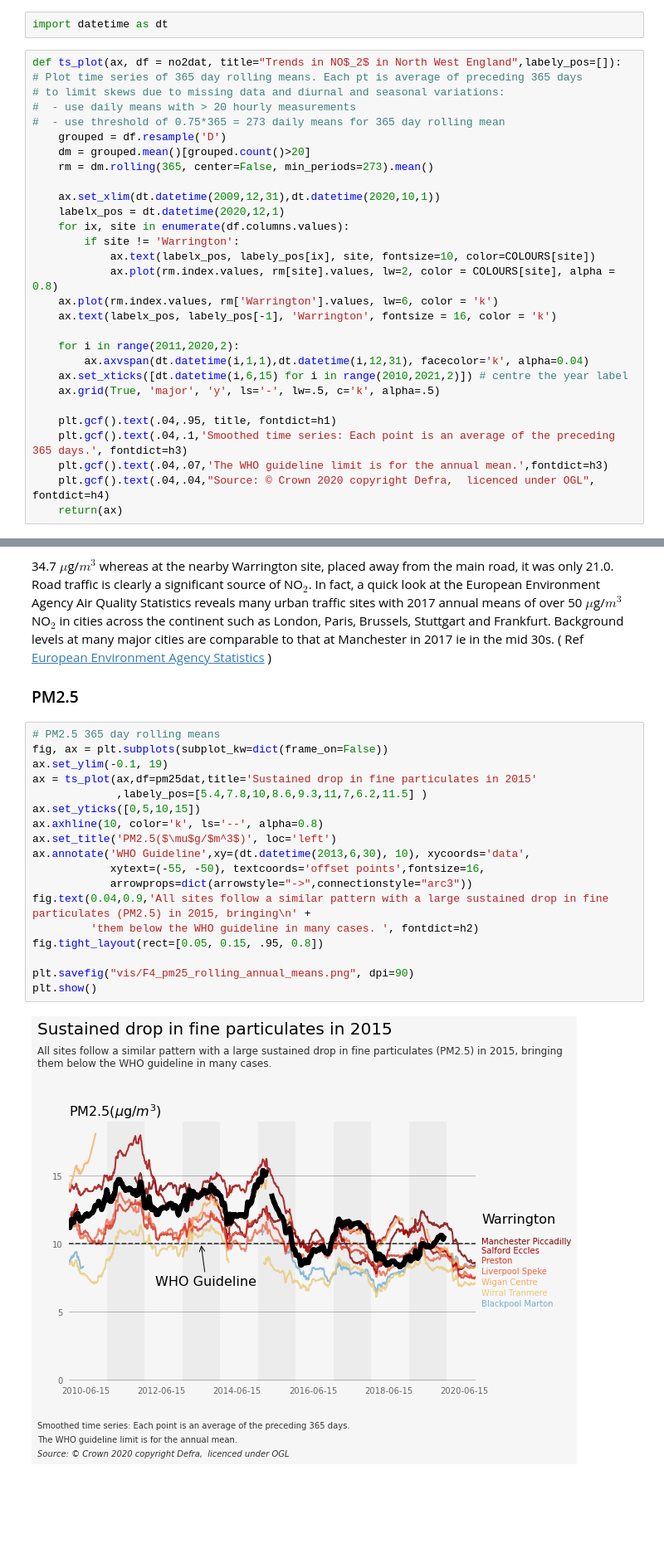
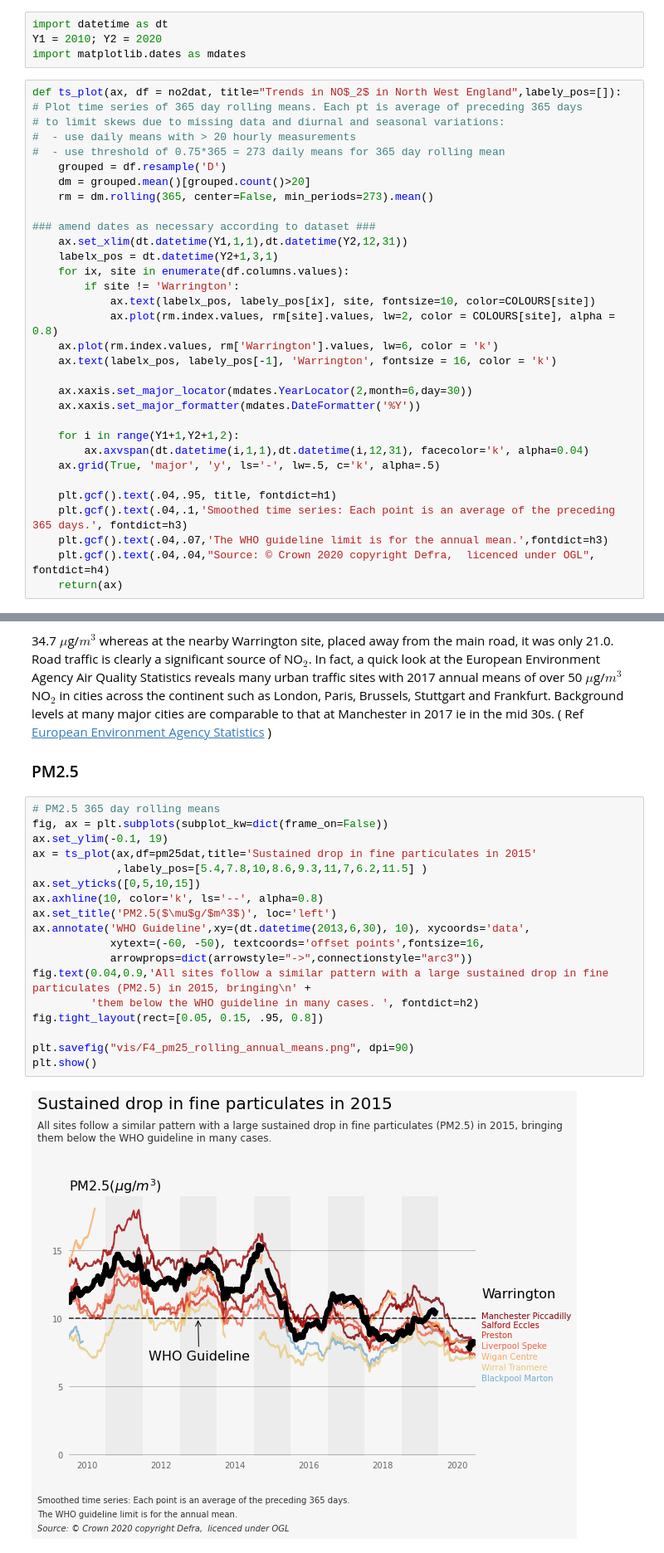
Before and after one commit to wriggy/air-datavis, a Jupyter notebook: A2_WAR_AQ.ipynb, the cells around one changed output, grey strips where cells are left out. Shown at 83% size. Cells and saved outputs as stored; diff of their text form; blank space fills up the shorter version.

```diff
--- a/A2_WAR_AQ.ipynb
+++ b/A2_WAR_AQ.ipynb
@@ -209,6 +213,8 @@ There are strong seasonal variations in air pollution levels so smoothed time se
 ### NO$_2$
 # %%
 import datetime as dt
+Y1 = 2010; Y2 = 2020
+import matplotlib.dates as mdates
 # %%
 def ts_plot(ax, df = no2dat, title="Trends in NO$_2$ in North West England",labely_pos=[]):
 # Plot time series of 365 day rolling means. Each pt is average of preceding 365 days
@@ -219,8 +225,9 @@ def ts_plot(ax, df = no2dat, title="Trends in NO$_2$ in North West England",labe
     dm = grouped.mean()[grouped.count()>20]
     rm = dm.rolling(365, center=False, min_periods=273).mean()
 
-    ax.set_xlim(dt.datetime(2009,12,31),dt.datetime(2020,10,1))
-    labelx_pos = dt.datetime(2020,12,1)
+### amend dates as necessary according to dataset ###
+    ax.set_xlim(dt.datetime(Y1,1,1),dt.datetime(Y2,12,31))
+    labelx_pos = dt.datetime(Y2+1,3,1)
     for ix, site in enumerate(df.columns.values):
         if site != 'Warrington':
             ax.text(labelx_pos, labely_pos[ix], site, fontsize=10, color=COLOURS[site])
@@ -228,9 +235,11 @@ def ts_plot(ax, df = no2dat, title="Trends in NO$_2$ in North West England",labe
     ax.plot(rm.index.values, rm['Warrington'].values, lw=6, color = 'k')
     ax.text(labelx_pos, labely_pos[-1], 'Warrington', fontsize = 16, color = 'k')
 
-    for i in range(2011,2020,2):
+    ax.xaxis.set_major_locator(mdates.YearLocator(2,month=6,day=30))
+    ax.xaxis.set_major_formatter(mdates.DateFormatter('%Y'))
+
+    for i in range(Y1+1,Y2+1,2):
         ax.axvspan(dt.datetime(i,1,1),dt.datetime(i,12,31), facecolor='k', alpha=0.04)
-    ax.set_xticks([dt.datetime(i,6,15) for i in range(2010,2021,2)]) # centre the year label
     ax.grid(True, 'major', 'y', ls='-', lw=.5, c='k', alpha=.5)
 
     plt.gcf().text(.04,.95, title, fontdict=h1)
@@ -267,23 +276,23 @@ Only the Manchester and Salford sites have breached the WHO guideline for annual
 # %%
 # PM2.5 365 day rolling means
 fig, ax = plt.subplots(subplot_kw=dict(frame_on=False))
 ax.set_ylim(-0.1, 19)
 ax = ts_plot(ax,df=pm25dat,title='Sustained drop in fine particulates in 2015'
              ,labely_pos=[5.4,7.8,10,8.6,9.3,11,7,6.2,11.5] )
 ax.set_yticks([0,5,10,15])
 ax.axhline(10, color='k', ls='--', alpha=0.8)
 ax.set_title('PM2.5($\mu$g/$m^3$)', loc='left')
 ax.annotate('WHO Guideline',xy=(dt.datetime(2013,6,30), 10), xycoords='data',
-            xytext=(-55, -50), textcoords='offset points',fontsize=16,
+            xytext=(-60, -50), textcoords='offset points',fontsize=16,
             arrowprops=dict(arrowstyle="->",connectionstyle="arc3"))
 fig.text(0.04,0.9,'All sites follow a similar pattern with a large sustained drop in fine particulates (PM2.5) in 2015, bringing\n' +
          'them below the WHO guideline in many cases. ', fontdict=h2)
 fig.tight_layout(rect=[0.05, 0.15, .95, 0.8])
 
 plt.savefig("vis/F4_pm25_rolling_annual_means.png", dpi=90)
 plt.show()
 # %% [output]
-[figure, old version]
+[figure, new version]
 # %% [markdown]
 The PM 2.5 curves are more tightly clustered. Many features are shared with the NO$_2$ curves, for example the drop in winter 13/14 and rise winter 16/17. At these times regional weather effects may have either dispersed pollutants or allowed them to build up affecting both NO$_2$ and particulates.
 
```
Also changed, not shown: parts of 15 cells of this notebook, 21 other files.
